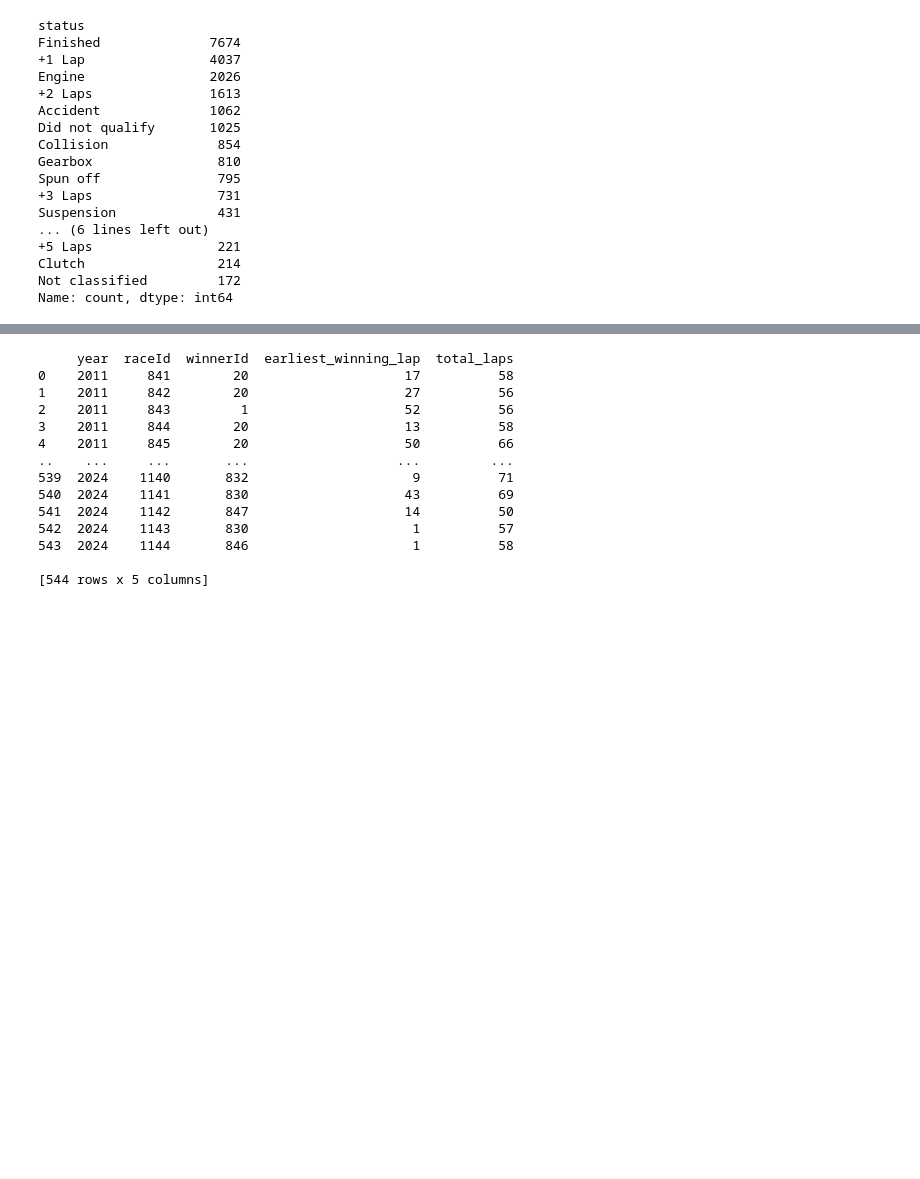
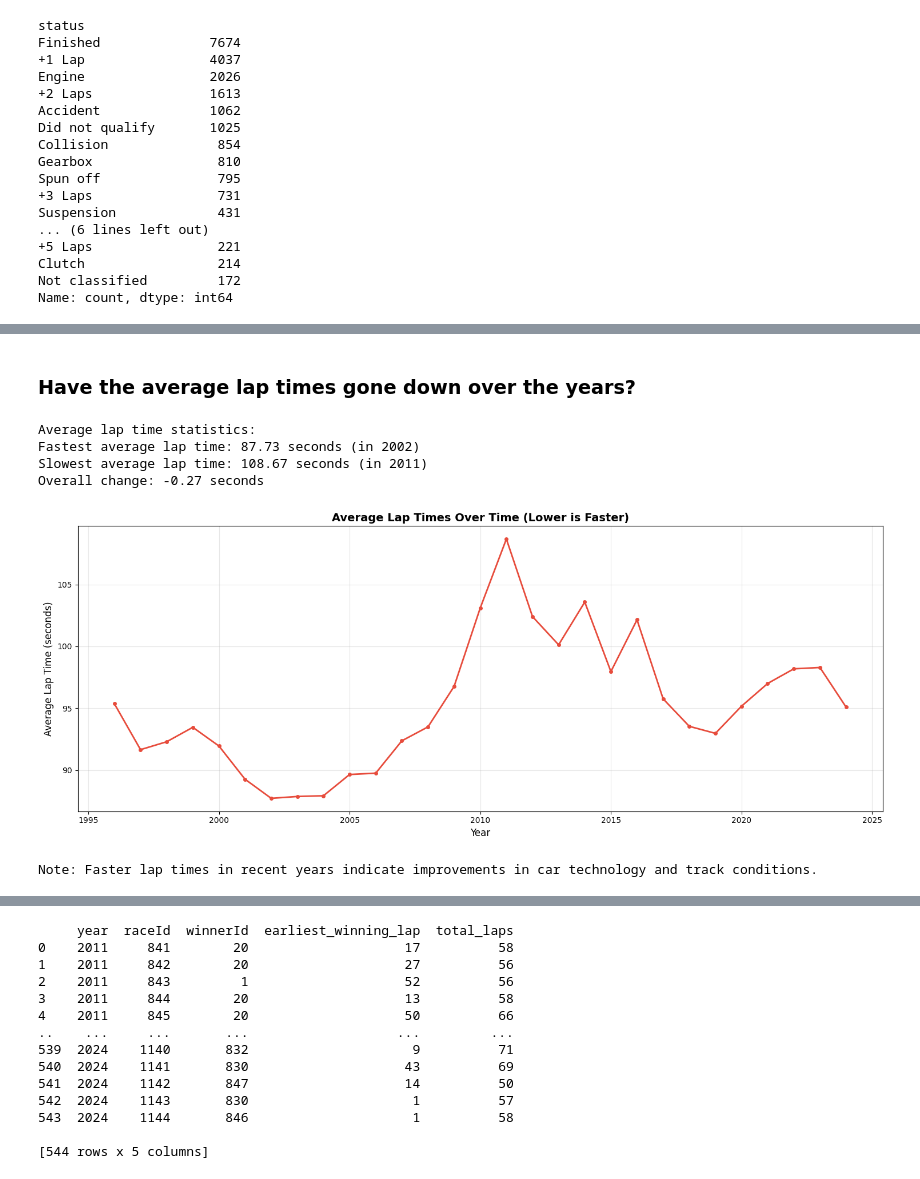
Before and after one commit to brianjjing/dsc148-f1-project, a Jupyter notebook: notebooks/exploration_template.ipynb, the cells around one changed output, grey strips where cells are left out. Drawn from its saved outputs; the diff is of its cells as text; code cells hidden in the pictures; blank space fills up the shorter version.

```diff
--- a/notebooks/exploration_template.ipynb
+++ b/notebooks/exploration_template.ipynb
@@ -97,11 +68,14 @@ status.csv      2.1 KiB
 # %% [markdown]
 ## Core tables
 # %%
+drivers = pd.read_csv(DATA_DIR /'drivers.csv')
+lap_times = pd.read_csv(DATA_DIR / 'lap_times.csv')
 results = pd.read_csv(DATA_DIR / "results.csv")
 status = pd.read_csv(DATA_DIR / "status.csv")
 races = pd.read_csv(DATA_DIR / "races.csv")
 drivers = pd.read_csv(DATA_DIR / "drivers.csv")
 constructors = pd.read_csv(DATA_DIR / "constructors.csv")
+constructor_results = pd.read_csv(DATA_DIR / "constructor_results.csv")
 
 for name, df in [
     ("results", results),
@@ -226,0 +390,34 @@ Name: count, dtype: int64
+# %% [markdown]
+### Have the average lap times gone down over the years?
+# %%
+lap_times_with_year = lap_times.merge(races[['raceId', 'year']], on='raceId')
+
+lap_times_with_year_clean = lap_times_with_year[lap_times_with_year['milliseconds'].notna()]
+lap_times_with_year_clean = lap_times_with_year_clean[lap_times_with_year_clean['milliseconds'] > 0]
+
+avg_lap_time_per_year = lap_times_with_year_clean.groupby('year')['milliseconds'].mean()
+
+avg_lap_time_seconds = avg_lap_time_per_year / 1000
+
+print("Average lap time statistics:")
+print(f"Fastest average lap time: {avg_lap_time_seconds.min():.2f} seconds (in {avg_lap_time_seconds.idxmin()})")
+print(f"Slowest average lap time: {avg_lap_time_seconds.max():.2f} seconds (in {avg_lap_time_seconds.idxmax()})")
+print(f"Overall change: {avg_lap_time_seconds.iloc[-1] - avg_lap_time_seconds.iloc[0]:.2f} seconds")
+
+fig, ax = plt.subplots(figsize=(15, 6))
+ax.plot(avg_lap_time_seconds.index, avg_lap_time_seconds.values, linewidth=2, marker='o', markersize=4, color='#e74c3c')
+ax.set_xlabel('Year', fontsize=12)
+ax.set_ylabel('Average Lap Time (seconds)', fontsize=12)
+ax.set_title('Average Lap Times Over Time (Lower is Faster)', fontsize=14, fontweight='bold')
+ax.grid(True, alpha=0.3)
+plt.tight_layout()
+plt.show()
+
+print("\nNote: Faster lap times in recent years indicate improvements in car technology and track conditions.")
+# %% [output]
+Average lap time statistics:
+Fastest average lap time: 87.73 seconds (in 2002)
+Slowest average lap time: 108.67 seconds (in 2011)
+Overall change: -0.27 seconds
+[figure, added]
+Note: Faster lap times in recent years indicate improvements in car technology and track conditions.
```
Also changed, not shown: parts of 27 cells of this notebook.
